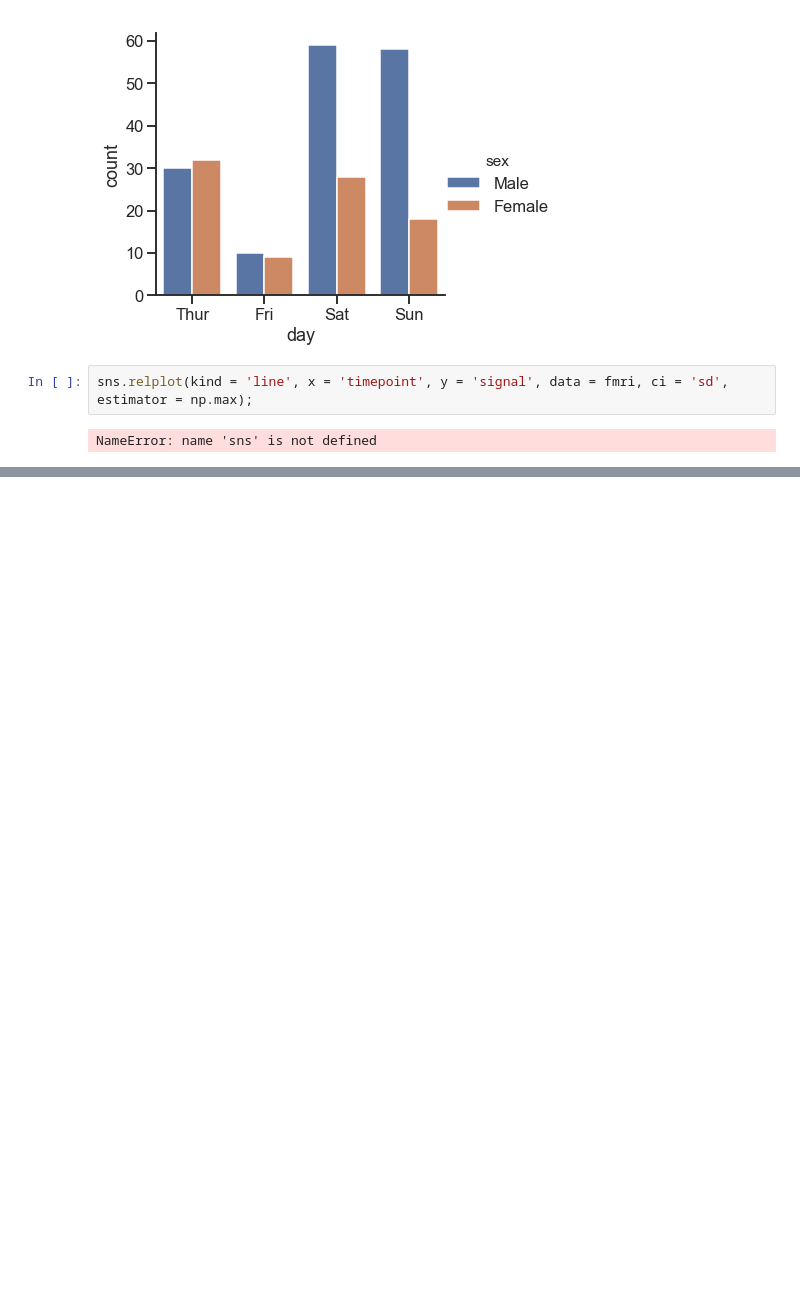
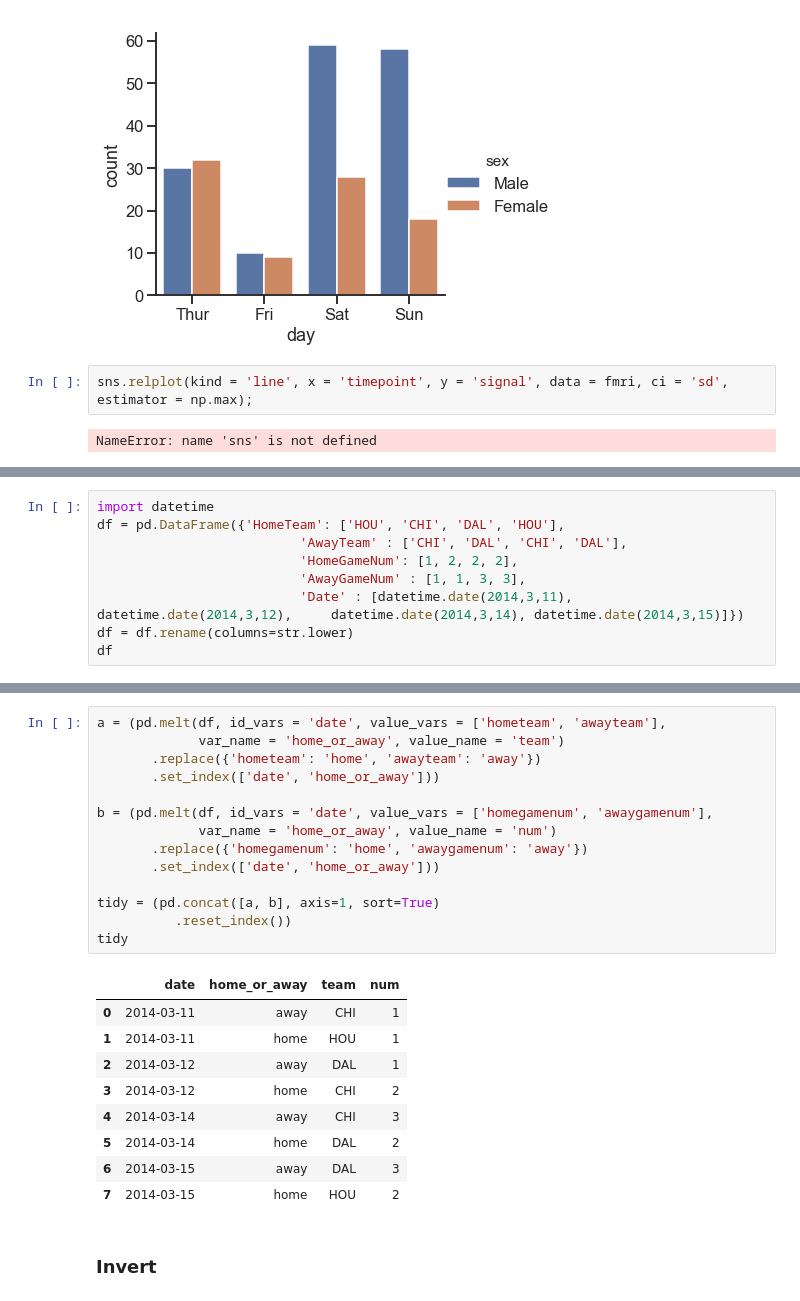
Before and after one commit to rachelpoole/Learning-material, a Jupyter notebook: Learning material.ipynb, the cells around one changed output, grey strips where cells are left out. Saved outputs shown, nothing was run; the diff lists cells and outputs as text; blank space fills up the shorter version.

```diff
--- a/Learning material.ipynb
+++ b/Learning material.ipynb
@@ -734,0 +760,9 @@ plot_clustered_stacked([df1, df2, df3],["df1", "df2", "df3"])
+# %%
+import datetime
+df = pd.DataFrame({'HomeTeam': ['HOU', 'CHI', 'DAL', 'HOU'],
+                          'AwayTeam' : ['CHI', 'DAL', 'CHI', 'DAL'],
+                          'HomeGameNum': [1, 2, 2, 2],
+                          'AwayGameNum' : [1, 1, 3, 3],
+                          'Date' : [datetime.date(2014,3,11), datetime.date(2014,3,12),     datetime.date(2014,3,14), datetime.date(2014,3,15)]})
+df = df.rename(columns=str.lower)
+df
@@ -734,0 +775,26 @@ plot_clustered_stacked([df1, df2, df3],["df1", "df2", "df3"])
+# %%
+a = (pd.melt(df, id_vars = 'date', value_vars = ['hometeam', 'awayteam'],
+             var_name = 'home_or_away', value_name = 'team')
+       .replace({'hometeam': 'home', 'awayteam': 'away'})
+       .set_index(['date', 'home_or_away']))
+
+b = (pd.melt(df, id_vars = 'date', value_vars = ['homegamenum', 'awaygamenum'],
+             var_name = 'home_or_away', value_name = 'num')
+       .replace({'homegamenum': 'home', 'awaygamenum': 'away'})
+       .set_index(['date', 'home_or_away']))
+
+tidy = (pd.concat([a, b], axis=1, sort=True)
+          .reset_index())
+tidy
+# %% [output]
+|  | date | home_or_away | team | num |
+| 0 | 2014-03-11 | away | CHI | 1 |
+| 1 | 2014-03-11 | home | HOU | 1 |
+| 2 | 2014-03-12 | away | DAL | 1 |
+| 3 | 2014-03-12 | home | CHI | 2 |
+| 4 | 2014-03-14 | away | CHI | 3 |
+| 5 | 2014-03-14 | home | DAL | 2 |
+| 6 | 2014-03-15 | away | DAL | 3 |
+| 7 | 2014-03-15 | home | HOU | 2 |
+# %% [markdown]
+### Invert
```
Also changed, not shown: parts of 16 cells of this notebook, 1 other file.
